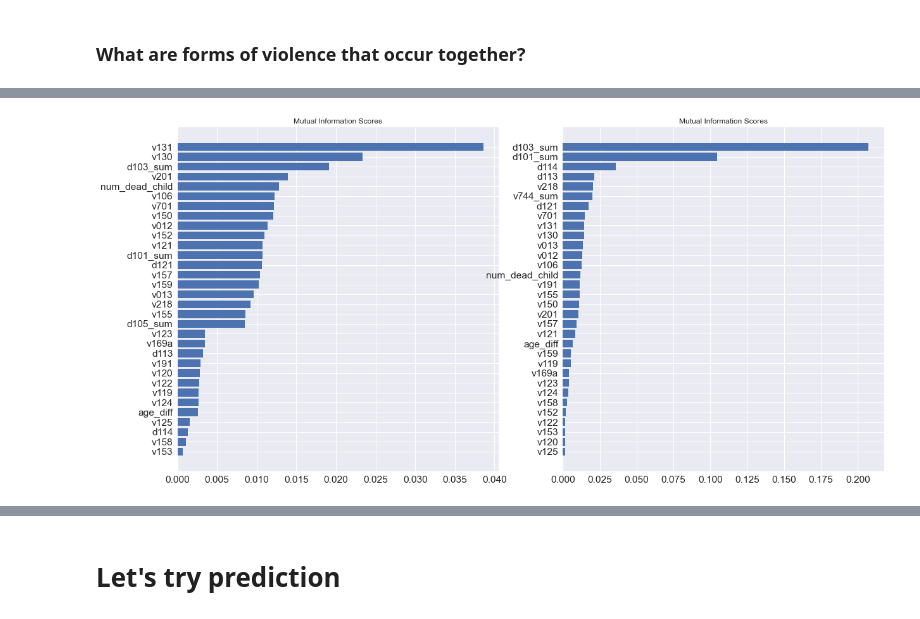
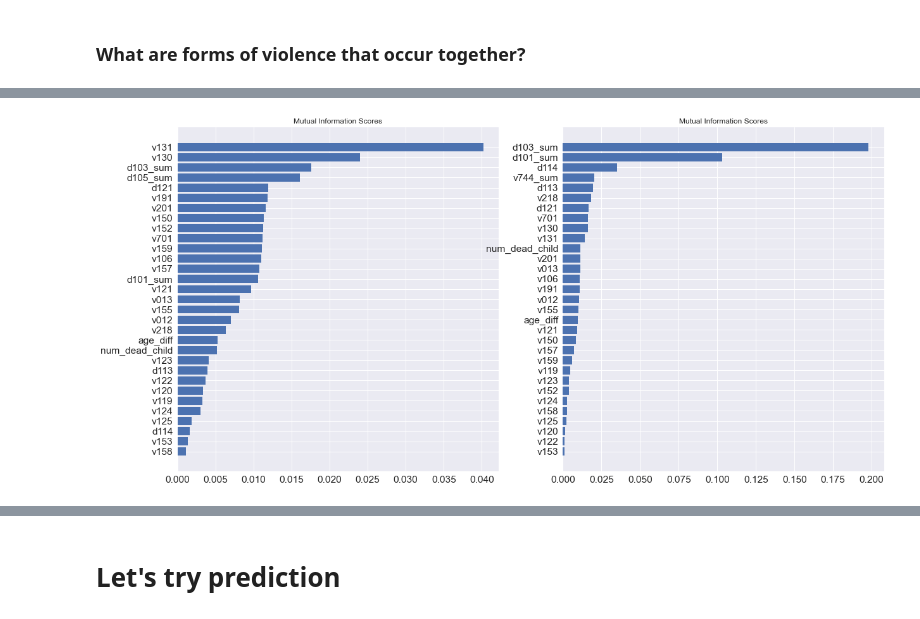
Before and after one commit to abauville/wai_hackathon_2021, a Jupyter notebook: DHS_IR.ipynb, the cells around one changed output, grey strips where cells are left out. Cells and saved outputs as stored; diff of their text form; code cells hidden in the pictures.

```diff
--- a/DHS_IR.ipynb
+++ b/DHS_IR.ipynb
@@ -284,13 +287,24 @@ sns.barplot(y=physical_violence_questions_sum/num_physical_violence_respondent,
 # %% [markdown]
 ### What are forms of violence that occur together?
 # %%
-list_col = cleaning_dict[emotional_violence]['list_col']
-list_col += cleaning_dict[physical_violence]['list_col']
-temp = df[list_col]
-co_occurence = (temp.T@temp)#.values
-for i in range(co_occurence.shape[0]):
-    co_occurence.iloc[i,:] /= co_occurence.iloc[i,i]
+list_col_a = cleaning_dict[emotional_violence]['list_col']
+list_col_b = cleaning_dict[physical_violence]['list_col']
+list_col = list_col_a + list_col_b
+temp = df[[emotional_violence + "_sum", physical_violence + "_sum"]].copy()
+# temp_phy = df[physical_violence + "_sum"]
 
-sns.heatmap(co_occurence*100,annot=True)
-_ = plt.title("Co-occurence of positive physical or sexual violence acts in the last 12 months")
+temp[emotional_violence + "_sum"] = temp[emotional_violence + "_sum"]>0
+temp[physical_violence + "_sum"] = temp[physical_violence + "_sum"]>0
+
+temp.loc[temp[emotional_violence + "_sum"]==1,physical_violence + "_sum"].sum()/temp.shape[0]
+# temp.sum()/temp.shape[0]*100
+(df[cleaning_dict[physical_violence]['list_col']].sum(axis=1)>0).sum()
+# temp[emotional_violence + "_sum"].sum()
+# # temp = df[list_col]
+# co_occurence = (temp.T@temp)#.values
+# for i in range(co_occurence.shape[0]):
+#     co_occurence.iloc[i,:] /= co_occurence.iloc[i,i]
+
+# sns.heatmap(co_occurence*100,annot=True)
+# _ = plt.title("Co-occurence of positive physical or sexual violence acts in the last 12 months")
 # %% [output]
@@ -299,7 +313,8 @@ _ = plt.title("Co-occurence of positive physical or sexual violence acts in the
 # Select some features for mutual information analysis
 list_col_model = [edu, age, age_group, litteracy,
             media_paper, media_radio, media_tv,has_elec, has_radio, has_tv, has_fridge, has_bicycle, has_car, has_moto,
-            has_phone_landline, has_phone_mobile,
+            has_phone_landline,
+#             has_phone_mobile,
             religion, ethnicity,
 #             place_of_residence,
             age_household_head,
@@ -342,6 +357,7 @@ age_diff = 'age_diff'
 age_ratio = 'age_ratio'
 X[age_diff] = X[age] - X[age_household_head]
 
+X.loc[:,'v701'].fillna(0,inplace=True) # only 2 missing values in Congo, 0 in Benin
 
 # cast the following columns as int8 to treat them as discrete features
 for col in [partner_drinks_alcohol, partner_drinks_alcohol_freq, mother_beaten, relation2household_head,
@@ -359,8 +375,11 @@ for col in [total_child_born, num_living_child, num_dead_child, age, age_househo
     X[col] = X[col].astype(float)
 
 
+
+
 discrete_features = X.dtypes == 'int8'
-# X.info()
+X.dropna(inplace=True)
+# X.dropna().info()
 # %%
 # Mutual information classification
 from sklearn.feature_selection import mutual_info_classif
@@ -409,19 +428,21 @@ def subsample(X,y,imbalance_fac=1):
 # y.shape
 # %%
 for itarget, target_feature in enumerate([violence_justified, physical_violence]):
-    y = df[target_feature + '_sum']>0
+    y = X[target_feature + '_sum']>0
+
     plt.subplot(1,2,itarget+1)
     this_X = X.drop(columns=[target_feature + "_sum"] )# +cleaning_dict[violence_justified]['list_col'])
+#     display(this_X.isna().sum())
     discrete_features = this_X.dtypes == 'int8'
 
     mi_scores = pd.Series(np.zeros(this_X.columns.shape), index= this_X.columns)
     n = 20
     for i in range(n):
         X_sub, y_sub = subsample(this_X,y)
         mi_scores += 1.0/n*make_mi_scores(X_sub, y_sub, discrete_features)
     plot_mi_scores(mi_scores)
 # %% [output]
-[figure, old version]
+[figure, new version]
 # %%
 # Clean up missing values
 # X.info()
```
Also changed, not shown: parts of 6 cells of this notebook, 1 other file.
